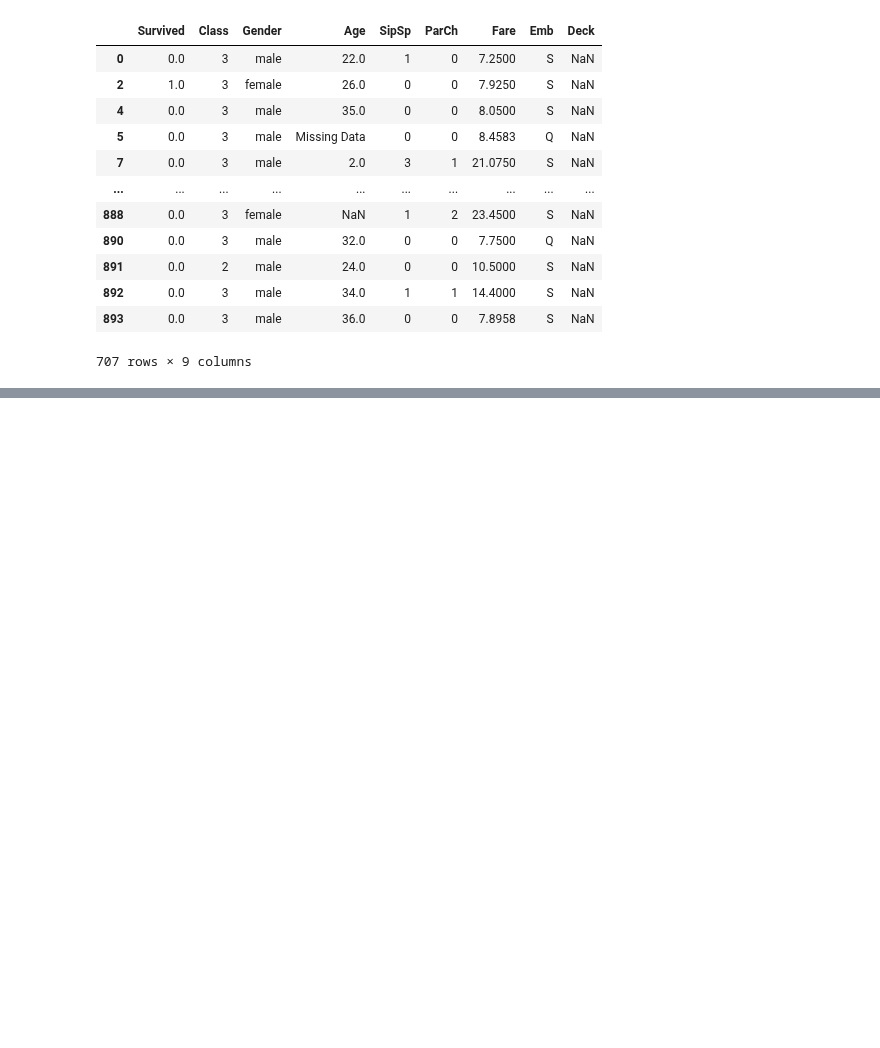
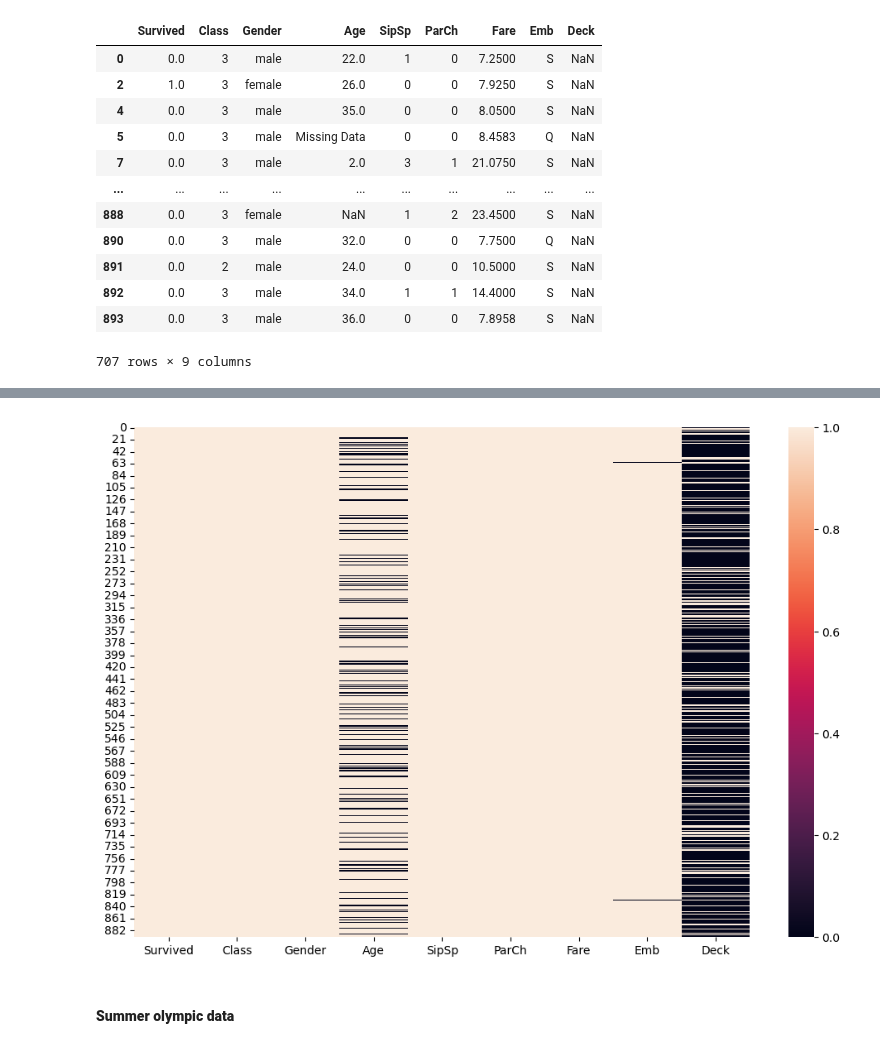
Before and after one commit to alchemistbg/udemy-the-complete-pandas-bootcamp, a Jupyter notebook: Section-13/Cleaning_Data.ipynb, the cells around one changed output, grey strips where cells are left out. Drawn from its saved outputs; the diff is of its cells as text; code cells hidden in the pictures; blank space fills up the shorter version.

```diff
--- a/Section-13/Cleaning_Data.ipynb
+++ b/Section-13/Cleaning_Data.ipynb
@@ -643,0 +761,2 @@ titanic[titanic.isna().any(axis = 1)]
+# %%
+titanic.Age.replace(to_replace = 'Missing Data', value = np.nan, inplace = True)
@@ -643,0 +782,2 @@ titanic[titanic.isna().any(axis = 1)]
+# %%
+titanic.Age = titanic.Age.astype('float')
@@ -643,0 +819,8 @@ titanic[titanic.isna().any(axis = 1)]
+# %%
+plt.figure(figsize = (12, 8))
+sns.heatmap(titanic.notna())
+plt.show()
+# %% [output]
+[figure, added]
+# %% [markdown]
+#### **Summer olympic data**
```
Also changed, not shown: parts of 46 cells of this notebook.
